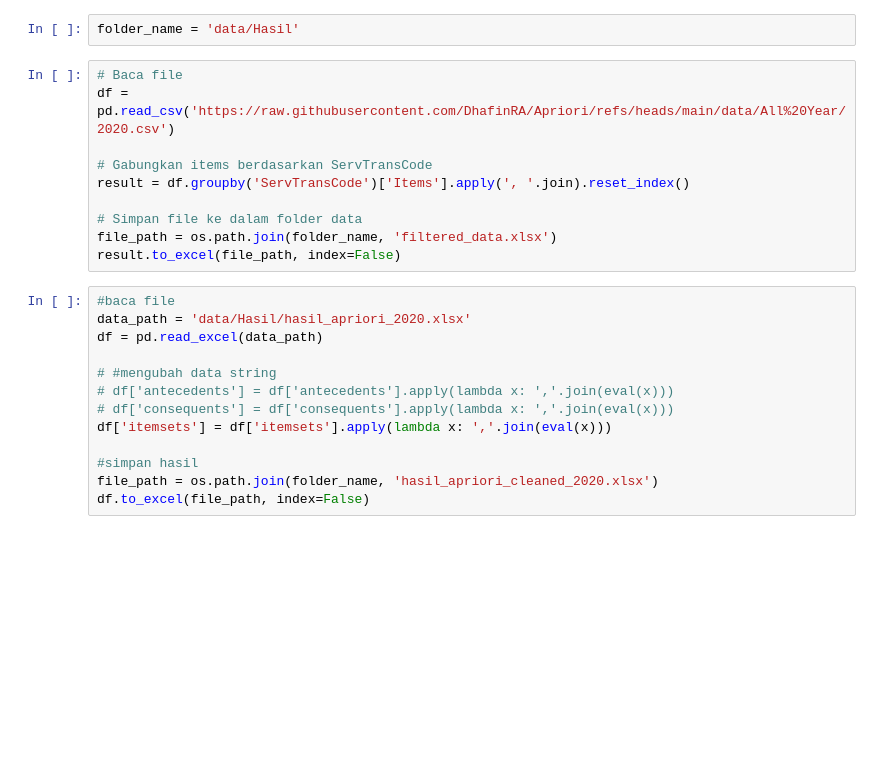
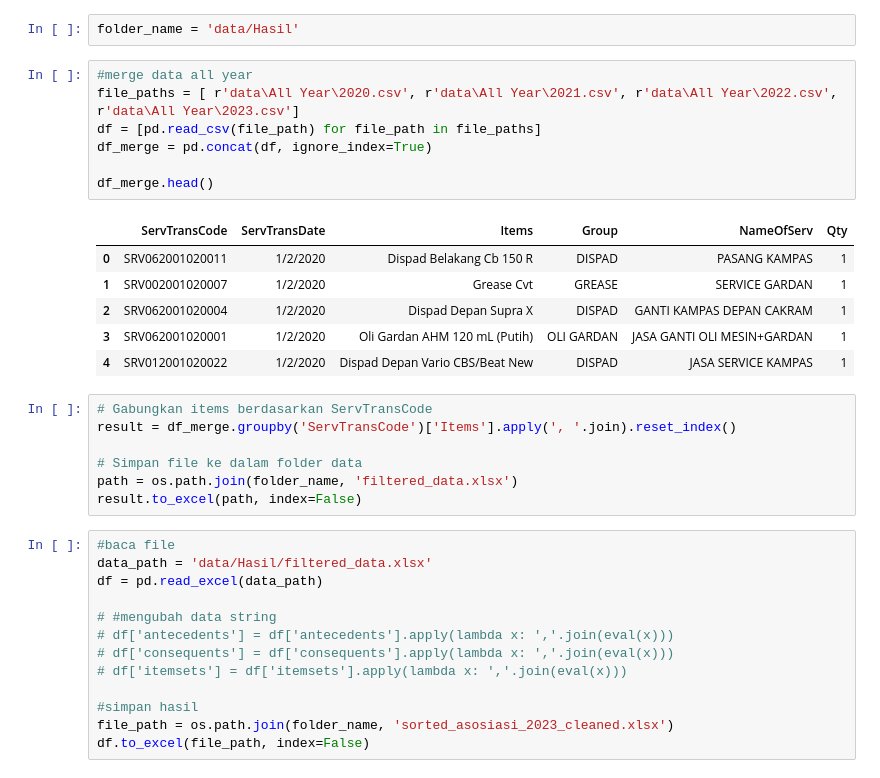
Before and after one commit to DhafinRA/Apriori, a Jupyter notebook: filtering_data.ipynb, the cells around one changed output. Cells and saved outputs as stored; diff of their text form; blank space fills up the shorter version.

```diff
--- a/filtering_data.ipynb
+++ b/filtering_data.ipynb
@@ -3,26 +3,37 @@ import pandas as pd
 import os
 # %%
 folder_name = 'data/Hasil'
+# %%
+#merge data all year
+file_paths = [ r'data\All Year\2020.csv', r'data\All Year\2021.csv', r'data\All Year\2022.csv', r'data\All Year\2023.csv']
+df = [pd.read_csv(file_path) for file_path in file_paths]
+df_merge = pd.concat(df, ignore_index=True)
+
+df_merge.head()
+# %% [output]
+|  | ServTransCode | ServTransDate | Items | Group | NameOfServ | Qty |
+| 0 | SRV062001020011 | 1/2/2020 | Dispad Belakang Cb 150 R | DISPAD | PASANG KAMPAS | 1 |
+| 1 | SRV002001020007 | 1/2/2020 | Grease Cvt | GREASE | SERVICE GARDAN | 1 |
+| 2 | SRV062001020004 | 1/2/2020 | Dispad Depan Supra X | DISPAD | GANTI KAMPAS DEPAN CAKRAM | 1 |
+| 3 | SRV062001020001 | 1/2/2020 | Oli Gardan AHM 120 mL (Putih) | OLI GARDAN | JASA GANTI OLI MESIN+GARDAN | 1 |
+| 4 | SRV012001020022 | 1/2/2020 | Dispad Depan Vario CBS/Beat New | DISPAD | JASA SERVICE KAMPAS | 1 |
 # %%
-# Baca file
-df = pd.read_csv('https://raw.githubusercontent.com/DhafinRA/Apriori/refs/heads/main/data/All%20Year/2020.csv')
-
 # Gabungkan items berdasarkan ServTransCode
-result = df.groupby('ServTransCode')['Items'].apply(', '.join).reset_index()
+result = df_merge.groupby('ServTransCode')['Items'].apply(', '.join).reset_index()
 
 # Simpan file ke dalam folder data
-file_path = os.path.join(folder_name, 'filtered_data.xlsx')
-result.to_excel(file_path, index=False)
+path = os.path.join(folder_name, 'filtered_data.xlsx')
+result.to_excel(path, index=False)
 # %%
 #baca file
-data_path = 'data/Hasil/hasil_apriori_2020.xlsx'
+data_path = 'data/Hasil/filtered_data.xlsx'
 df = pd.read_excel(data_path)
 
 # #mengubah data string
 # df['antecedents'] = df['antecedents'].apply(lambda x: ','.join(eval(x)))
 # df['consequents'] = df['consequents'].apply(lambda x: ','.join(eval(x)))
-df['itemsets'] = df['itemsets'].apply(lambda x: ','.join(eval(x)))
+# df['itemsets'] = df['itemsets'].apply(lambda x: ','.join(eval(x)))
 
 #simpan hasil
-file_path = os.path.join(folder_name, 'hasil_apriori_cleaned_2020.xlsx')
+file_path = os.path.join(folder_name, 'sorted_asosiasi_2023_cleaned.xlsx')
 df.to_excel(file_path, index=False)
```
Also changed, not shown: 39 other files.
